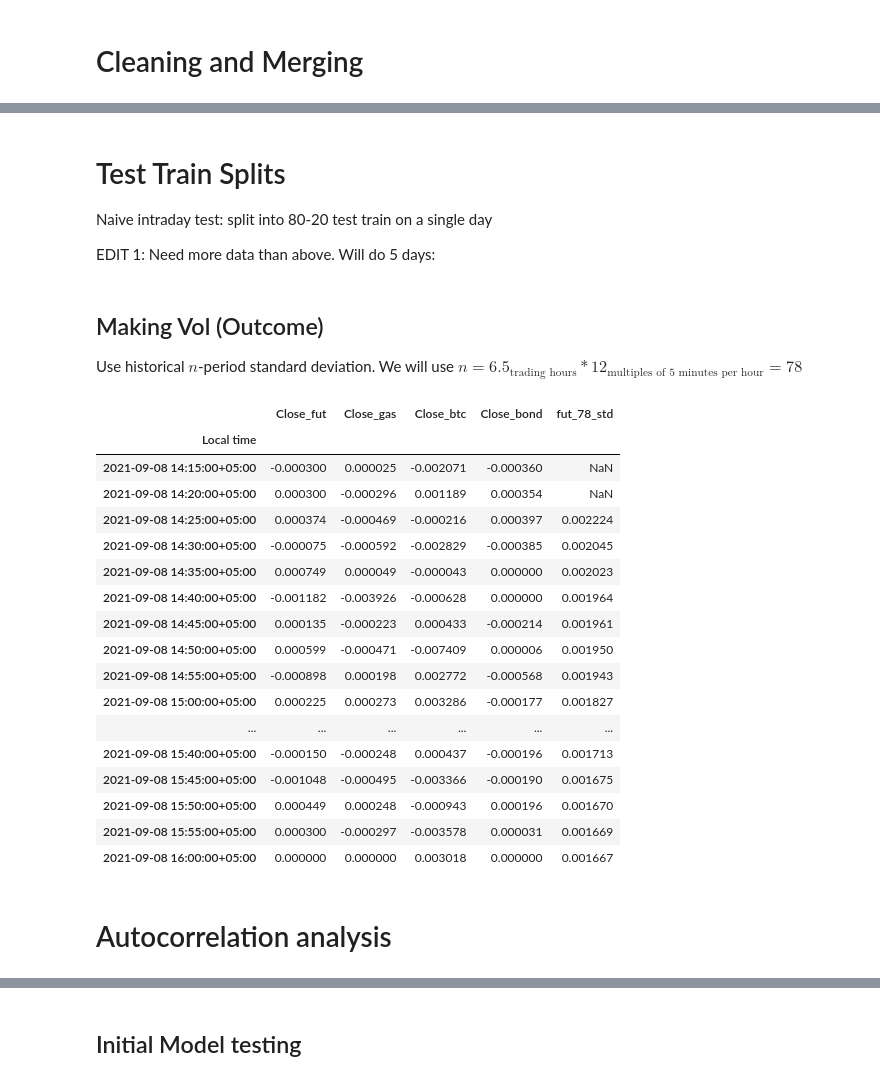
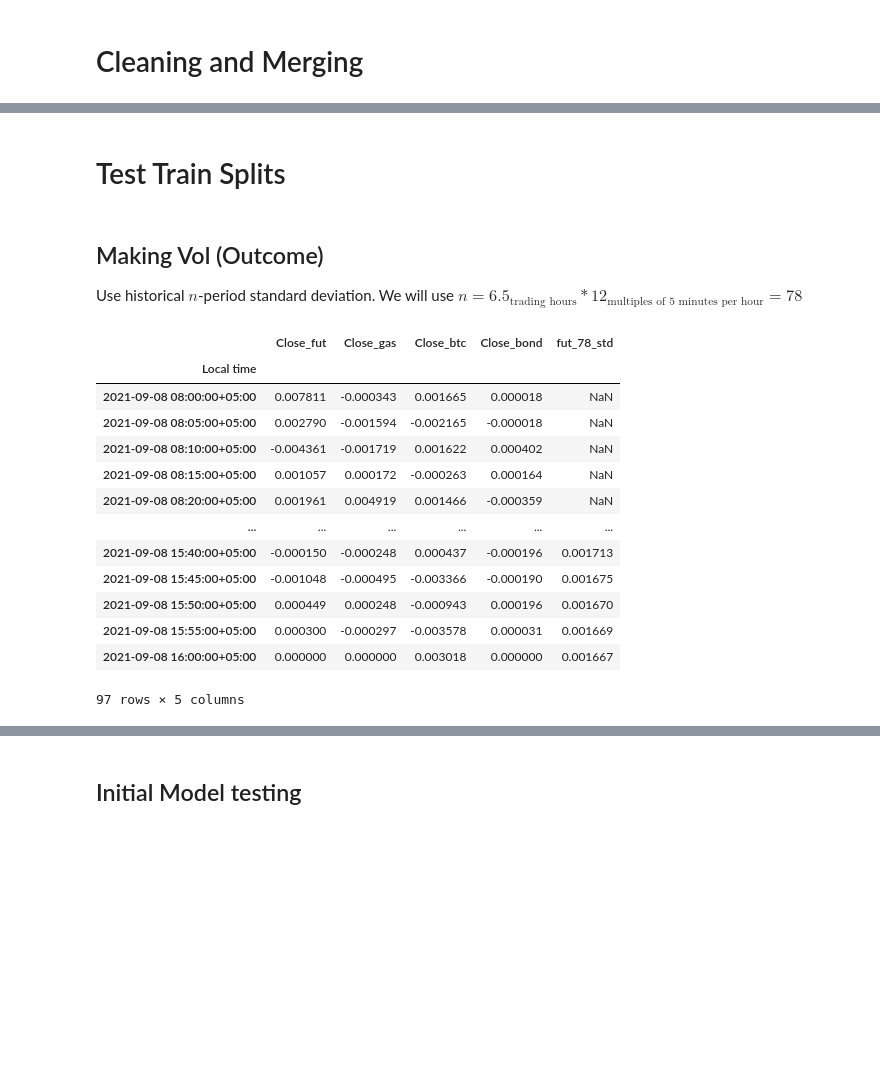
Before and after one commit to sorendunn/Forecasting-Realized-Volatility-for-Crude-Oil-Futures-with-High-Frequency-Data, a Jupyter notebook: Final Project.ipynb, the cells around one changed output, grey strips where cells are left out. Cells and saved outputs as stored; diff of their text form; code cells hidden in the pictures; blank space fills up the shorter version.

```diff
--- a/Final Project.ipynb
+++ b/Final Project.ipynb
@@ -147,0 +169,2 @@ rets[pd.to_datetime('2020-04-03 00:00:00+05:00'):pd.to_datetime('2020-04-07 00:0
+# %%
+df = df.interpolate(method='spline', order=3)
@@ -147,0 +192,5 @@ rets[pd.to_datetime('2020-04-03 00:00:00+05:00'):pd.to_datetime('2020-04-07 00:0
+# %%
+days = list(set([d.date() for d in df.index]))
+# %%
+df['date'] = df.apply(lambda x: dt.datetime.strptime(str(x.name), '%Y-%m-%d %H:%M:%S').date(), axis=1)
+df['time'] = df.apply(lambda x: dt.datetime.strptime(str(x.name), '%Y-%m-%d %H:%M:%S').time(), axis=1)
@@ -147,0 +199,10 @@ rets[pd.to_datetime('2020-04-03 00:00:00+05:00'):pd.to_datetime('2020-04-07 00:0
+# %%
+n=10
+day_dict = {}
+for day in days:
+    day_dict[day] = df.loc[df['date'] == day]
+    day_dict[day] = df.loc[df['time'] > ]
+    del day_dict[day]['date']
+
+    day_dict[day][str(n)+'_oil_std'] = day_dict[day].rolling(n)['Close_fut'].std()
+    day_dict[day] = day_dict[day][n:]
@@ -148,6 +249,2 @@ rets[pd.to_datetime('2020-04-03 00:00:00+05:00'):pd.to_datetime('2020-04-07 00:0
 # %% [markdown]
 # Test Train Splits
-
-Naive intraday test: split into 80-20 test train on a single day
-
-EDIT 1: Need more data than above.  Will do 5 days:
@@ -162,30 +257,24 @@ n=78
 # %%
 day['fut_'+str(n)+'_std'] = day.rolling(n)['Close_fut'].std()
 # %%
-day[75:100]
+day
 # %% [output]
 |  | Close_fut | Close_gas | Close_btc | Close_bond | fut_78_std |
 | Local time |  |  |  |  |  |
-| 2021-09-08 14:15:00+05:00 | -0.000300 | 0.000025 | -0.002071 | -0.000360 | NaN |
-| 2021-09-08 14:20:00+05:00 | 0.000300 | -0.000296 | 0.001189 | 0.000354 | NaN |
-| 2021-09-08 14:25:00+05:00 | 0.000374 | -0.000469 | -0.000216 | 0.000397 | 0.002224 |
-| 2021-09-08 14:30:00+05:00 | -0.000075 | -0.000592 | -0.002829 | -0.000385 | 0.002045 |
-| 2021-09-08 14:35:00+05:00 | 0.000749 | 0.000049 | -0.000043 | 0.000000 | 0.002023 |
-| 2021-09-08 14:40:00+05:00 | -0.001182 | -0.003926 | -0.000628 | 0.000000 | 0.001964 |
-| 2021-09-08 14:45:00+05:00 | 0.000135 | -0.000223 | 0.000433 | -0.000214 | 0.001961 |
-| 2021-09-08 14:50:00+05:00 | 0.000599 | -0.000471 | -0.007409 | 0.000006 | 0.001950 |
-| 2021-09-08 14:55:00+05:00 | -0.000898 | 0.000198 | 0.002772 | -0.000568 | 0.001943 |
-| 2021-09-08 15:00:00+05:00 | 0.000225 | 0.000273 | 0.003286 | -0.000177 | 0.001827 |
+| 2021-09-08 08:00:00+05:00 | 0.007811 | -0.000343 | 0.001665 | 0.000018 | NaN |
+| 2021-09-08 08:05:00+05:00 | 0.002790 | -0.001594 | -0.002165 | -0.000018 | NaN |
+| 2021-09-08 08:10:00+05:00 | -0.004361 | -0.001719 | 0.001622 | 0.000402 | NaN |
+| 2021-09-08 08:15:00+05:00 | 0.001057 | 0.000172 | -0.000263 | 0.000164 | NaN |
+| 2021-09-08 08:20:00+05:00 | 0.001961 | 0.004919 | 0.001466 | -0.000359 | NaN |
 | ... | ... | ... | ... | ... | ... |
 | 2021-09-08 15:40:00+05:00 | -0.000150 | -0.000248 | 0.000437 | -0.000196 | 0.001713 |
 | 2021-09-08 15:45:00+05:00 | -0.001048 | -0.000495 | -0.003366 | -0.000190 | 0.001675 |
 | 2021-09-08 15:50:00+05:00 | 0.000449 | 0.000248 | -0.000943 | 0.000196 | 0.001670 |
 | 2021-09-08 15:55:00+05:00 | 0.000300 | -0.000297 | -0.003578 | 0.000031 | 0.001669 |
 | 2021-09-08 16:00:00+05:00 | 0.000000 | 0.000000 | 0.003018 | 0.000000 | 0.001667 |
+97 rows × 5 columns
 # %%
 X = day.drop('fut_78_std', axis=1)[77:]
 Y = day['fut_78_std'][77:]
 # %%
 X_train, X_test, y_train, y_test = train_test_split(X, Y, test_size=0.2, shuffle=False)
-# %% [markdown]
-# Autocorrelation analysis
```
Also changed, not shown: parts of 40 cells of this notebook.
